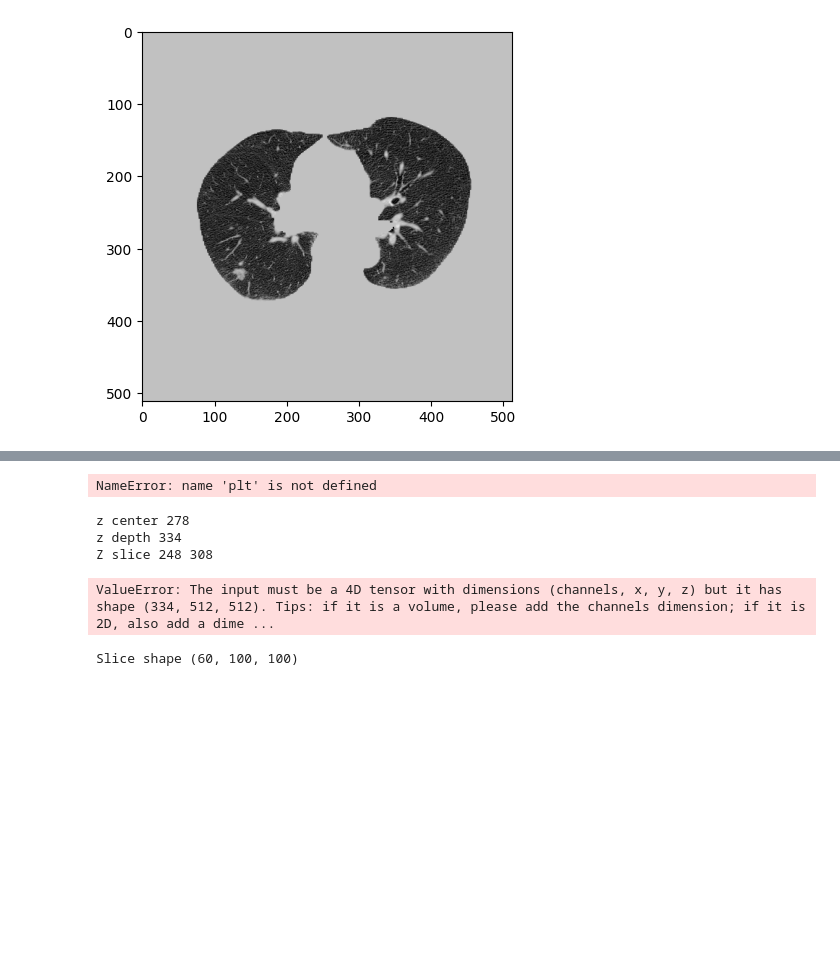
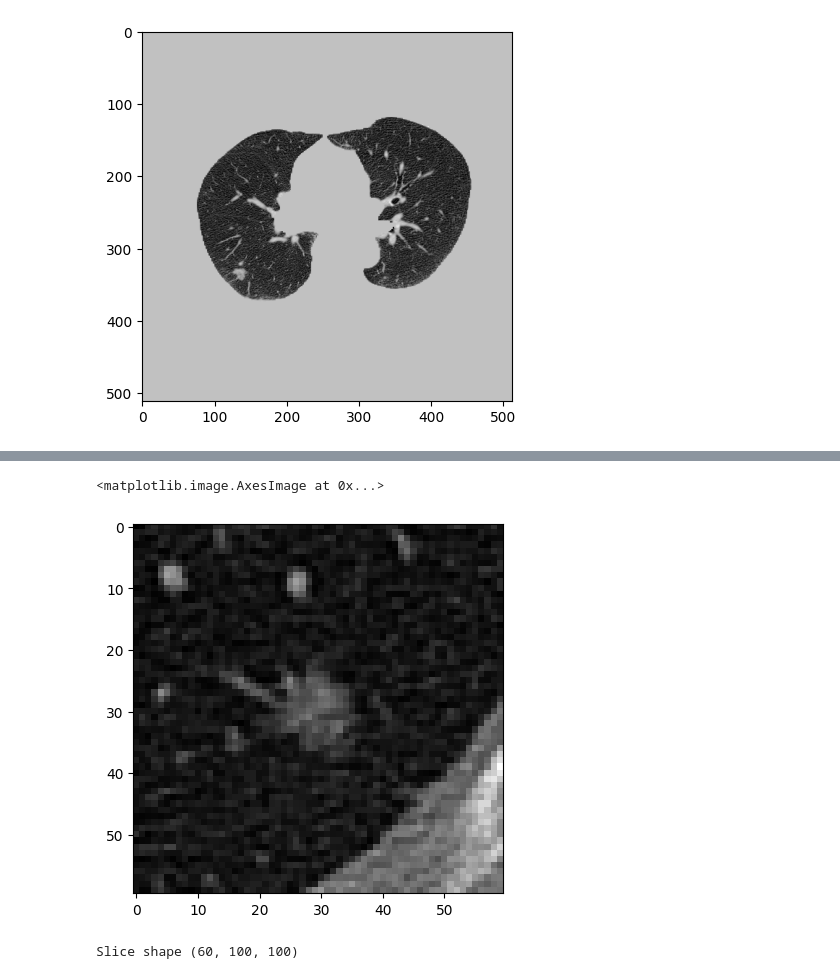
Before and after one commit to Pkaps25/nsclcrecurrence, a Jupyter notebook: ct_lung_class/scratch.ipynb, the cells around one changed output, grey strips where cells are left out. Saved outputs shown, nothing was run; the diff lists cells and outputs as text; code cells hidden in the pictures; blank space fills up the shorter version.

```diff
--- a/ct_lung_class/scratch.ipynb
+++ b/ct_lung_class/scratch.ipynb
@@ -350,35 +333,12 @@ n = [n for n in infos if n.file_path == "/data/kaplinsp/prasad_d/RIA_17-353D_Pra
 nodule = n.image_type(n.file_path, n.center_lps)
 # %%
 import matplotlib.pyplot as plt
-nod = getCtRawNodule(n.file_path, n.image_type, n.center_lps, (60,60,60), False)
-plt.imshow(nod[20,:,:], cmap="gray")
+nod, _ = getCtRawNodule(n.file_path, n.image_type, n.center_lps, (60,60,60), False)
+original, _ = nodule.nodule_slice(preprocess=False)
+plt.imshow(original[30,:,:], cmap="gray")
 # %% [output]
-NameError: name 'plt' is not defined
+<matplotlib.image.AxesImage at 0x...>
+[figure, added]
-# %%
-import matplotlib.pyplot as plt
-index = nodule.image.TransformPhysicalPointToIndex(nodule.center_lps)
-size_x, size_y, size_z = (100, 100, 60)
-
-start_x = int(max(0, index[0] - size_x // 2))
-end_x = int(min(nodule.image.GetWidth(), index[0] + size_x // 2))
-
-start_y = int(max(0, index[1] - size_y // 2))
-end_y = int(min(nodule.image.GetHeight(), index[1] + size_y // 2))
-
-start_z = int(max(0, abs(index[2]) - size_z // 2))
-end_z = int(min(nodule.image.GetDepth(), abs(index[2]) + size_z // 2))
-
-print("z center", index[2])
-print("z depth", nodule.image.GetDepth())
-print("Z slice", start_z, end_z)
-image_array = nodule.image_array(preprocess=True)
-
-sliced_arr = image_array[slice(start_z, end_z), slice(start_y, end_y), slice(start_x, end_x)]
-# %% [output]
-z center 278
-z depth 334
-Z slice 248 308
-ValueError: The input must be a 4D tensor with dimensions (channels, x, y, z) but it has shape (334, 512, 512). Tips: if it is a volume, please add the channels dimension; if it is 2D, also add a dime ...
 # %%
 print("Slice shape", sliced_arr.shape)
 sliced_arr = np.clip(sliced_arr, -1400, 1400)
```
Also changed, not shown: parts of 7 cells of this notebook, 5 other files.
